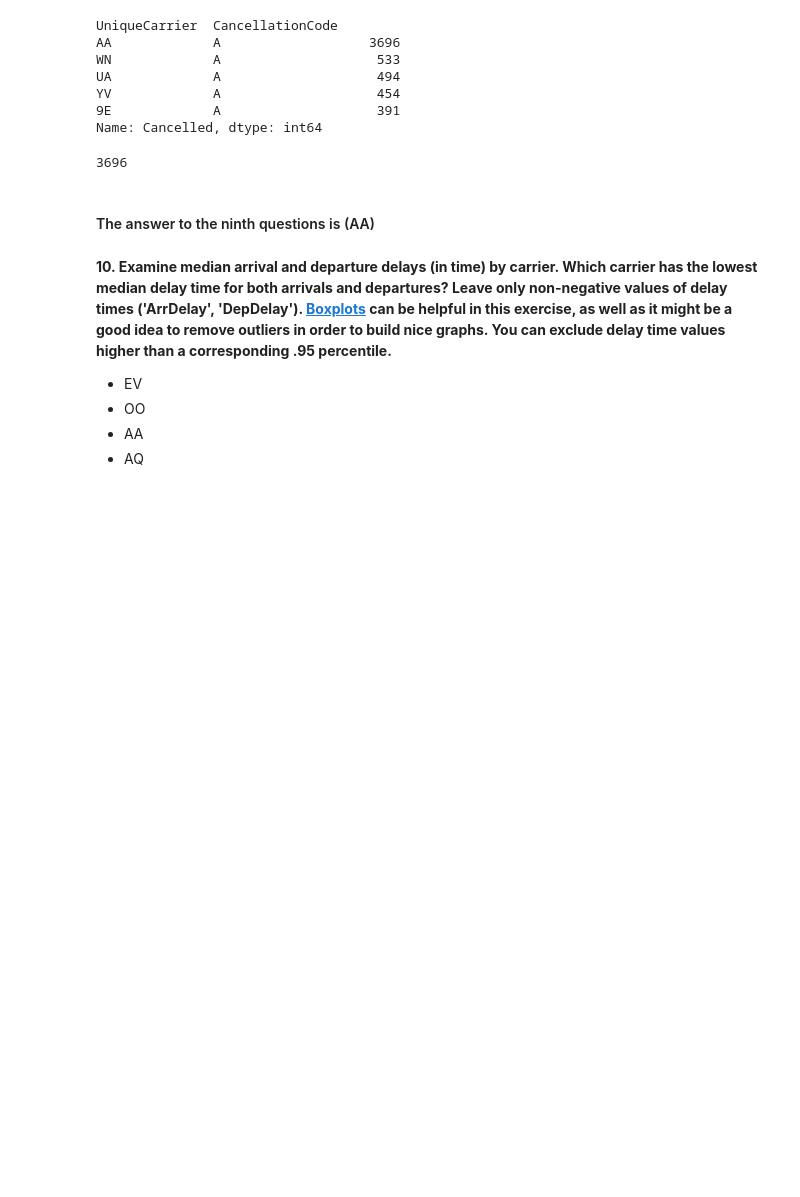
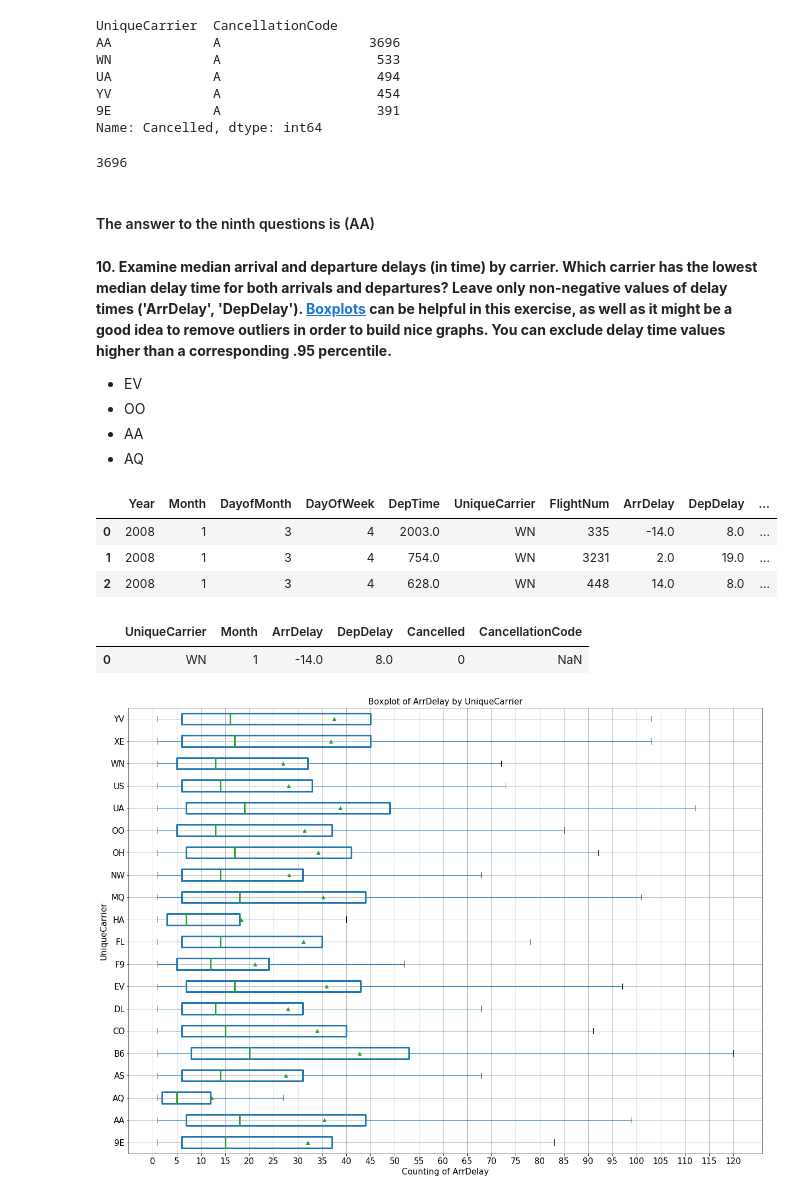
Before and after one commit to plyutik/mlcourse.ai, a Jupyter notebook: jupyter_english/assignments_fall2018/assignment2_USA_flights.ipynb, the cells around one changed output. Saved outputs shown, nothing was run; the diff lists cells and outputs as text; code cells hidden in the pictures; blank space fills up the shorter version.

```diff
--- a/jupyter_english/assignments_fall2018/assignment2_USA_flights.ipynb
+++ b/jupyter_english/assignments_fall2018/assignment2_USA_flights.ipynb
@@ -860,0 +861,15 @@ print(ident_carrier.groupby(['UniqueCarrier', 'CancellationCode'])['Cancelled'].
+# %%
+flights_df.head(3)
+# %% [output]
+|  | Year | Month | DayofMonth | DayOfWeek | DepTime | UniqueCarrier | FlightNum | ArrDelay | DepDelay | ... |
+| 0 | 2008 | 1 | 3 | 4 | 2003.0 | WN | 335 | -14.0 | 8.0 | ... |
+| 1 | 2008 | 1 | 3 | 4 | 754.0 | WN | 3231 | 2.0 | 19.0 | ... |
+| 2 | 2008 | 1 | 3 | 4 | 628.0 | WN | 448 | 14.0 | 8.0 | ... |
+# %%
+mead_arr_depart = flights_df[['UniqueCarrier', 'Month', 'ArrDelay', 'DepDelay', 'Cancelled', 'CancellationCode']]
+mead_arr_depart.head(1)
+# %% [output]
+|  | UniqueCarrier | Month | ArrDelay | DepDelay | Cancelled | CancellationCode |
+| 0 | WN | 1 | -14.0 | 8.0 | 0 | NaN |
+# %%
+mead_arr_departArrd = mead_arr_depart[mead_arr_depart['ArrDelay'] > 0]
@@ -860,0 +878,21 @@ print(ident_carrier.groupby(['UniqueCarrier', 'CancellationCode'])['Cancelled'].
+# %%
+boxprops = dict(linewidth=3, color='k')
+medianprops = dict(linewidth=3, color='k')
+
+
+ax = mead_arr_departArrd.boxplot(column='ArrDelay', by='UniqueCarrier', figsize=(20,15), grid=True, vert=False,
+                           showfliers=False,
+                           boxprops=boxprops,
+                           medianprops=medianprops,showmeans=True)
+ax.set_facecolor('white')
+ax.tick_params(axis='y', labelsize=15)
+ax.tick_params(axis='x', labelsize=15)
+
+plt.title("Boxplot of ArrDelay by UniqueCarrier", fontsize=15)
+plt.suptitle("")
+plt.xlabel('Counting of ArrDelay', fontsize=15)
+plt.ylabel('UniqueCarrier', fontsize=15)
+plt.xticks(np.arange(0, 125, step=5))
+plt.show()
+# %% [output]
+[figure, added]
```
Also changed, not shown: parts of 9 cells of this notebook.
